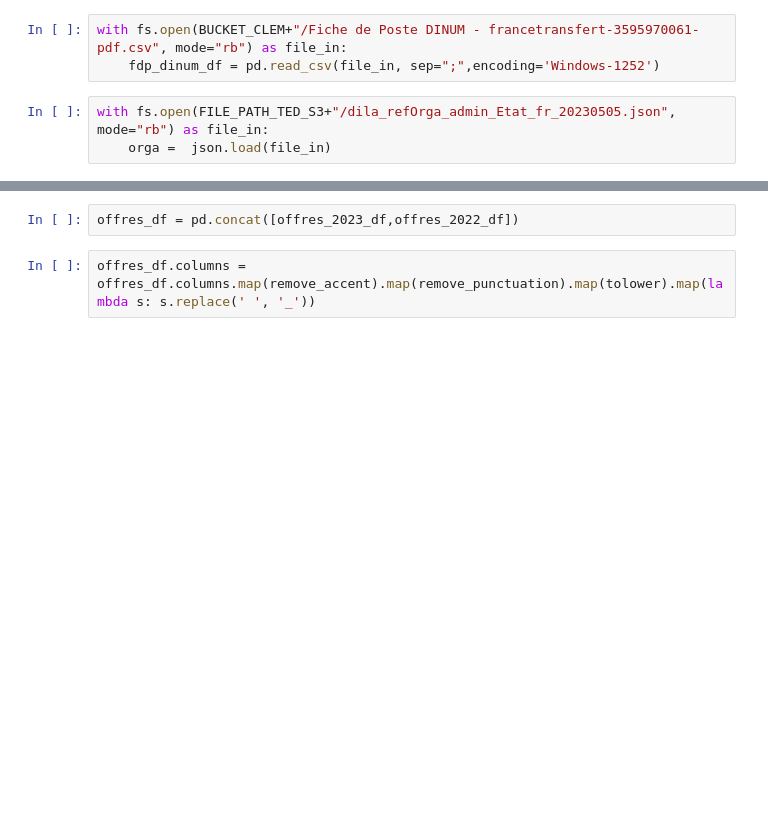
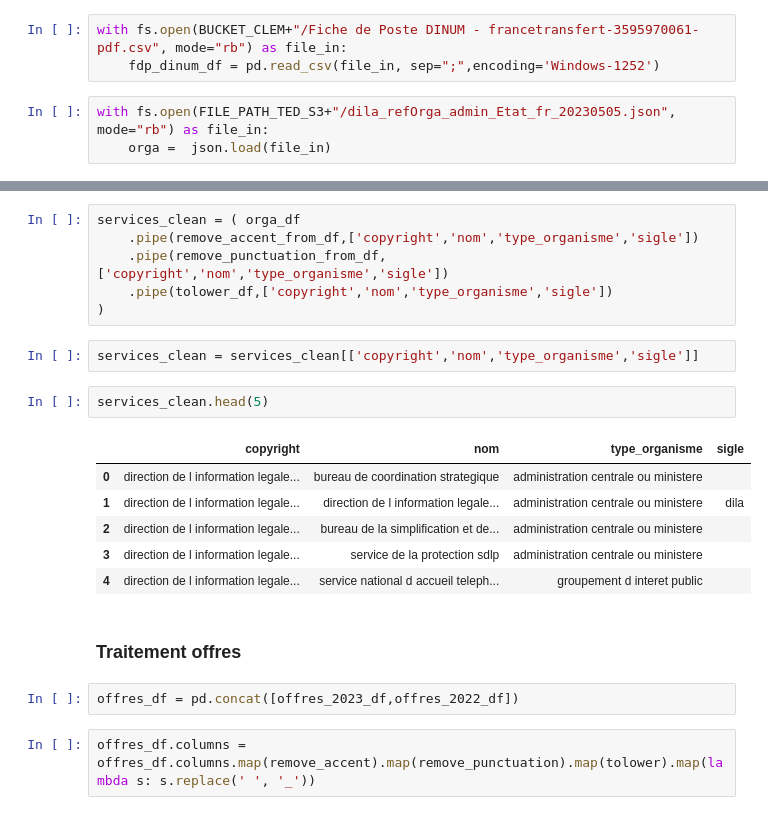
Before and after one commit to johnplt/ted, a Jupyter notebook: notebook/ted.ipynb, the cells around one changed output, grey strips where cells are left out. Cells and saved outputs as stored; diff of their text form; blank space fills up the shorter version.

```diff
--- a/notebook/ted.ipynb
+++ b/notebook/ted.ipynb
@@ -118,3 +116,22 @@ orga_df.head(1)
+# %%
+services_clean = ( orga_df
+    .pipe(remove_accent_from_df,['copyright','nom','type_organisme','sigle'])
+    .pipe(remove_punctuation_from_df,['copyright','nom','type_organisme','sigle'])
+    .pipe(tolower_df,['copyright','nom','type_organisme','sigle'])
+)
+# %%
+services_clean = services_clean[['copyright','nom','type_organisme','sigle']]
+# %%
+services_clean.head(5)
+# %% [output]
+|  | copyright | nom | type_organisme | sigle |
+| 0 | direction de l information legale... | bureau de coordination strategique | administration centrale ou ministere |  |
+| 1 | direction de l information legale... | direction de l information legale... | administration centrale ou ministere | dila |
+| 2 | direction de l information legale... | bureau de la simplification et de... | administration centrale ou ministere |  |
+| 3 | direction de l information legale... | service de la protection sdlp | administration centrale ou ministere |  |
+| 4 | direction de l information legale... | service national d accueil teleph... | groupement d interet public |  |
+# %% [markdown]
+### Traitement offres
 # %%
 offres_df = pd.concat([offres_2023_df,offres_2022_df])
 # %%
```
Also changed, not shown: parts of 23 cells of this notebook.
